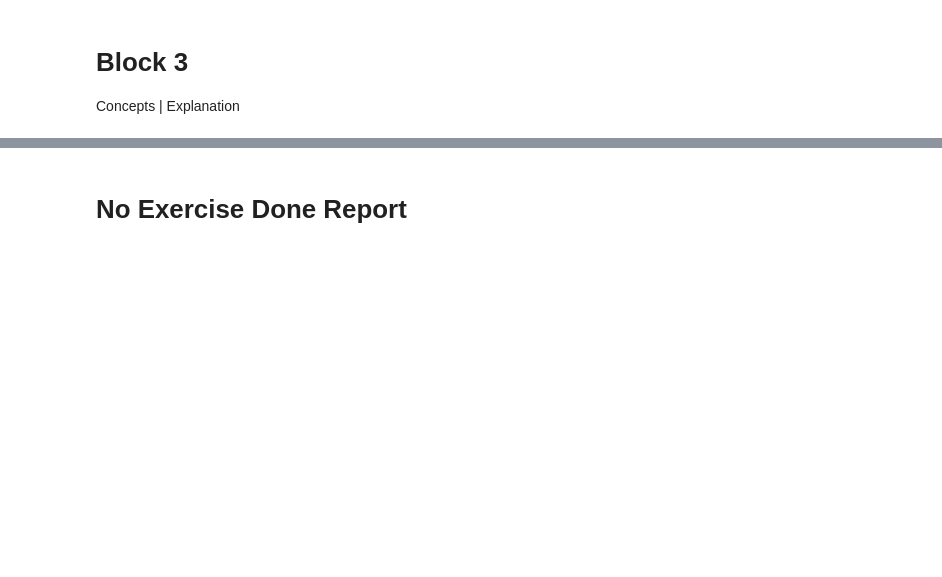
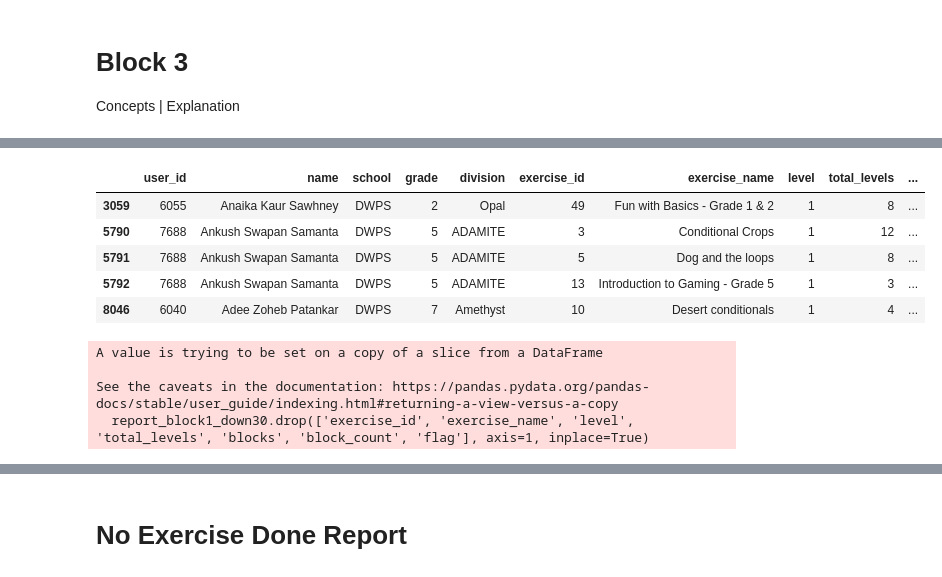
Before and after one commit to tanzeellll/itk-student-report, a Jupyter notebook: sql_data_processing.ipynb, the cells around one changed output, grey strips where cells are left out. Cells and saved outputs as stored; diff of their text form; code cells hidden in the pictures; blank space fills up the shorter version.

```diff
--- a/sql_data_processing.ipynb
+++ b/sql_data_processing.ipynb
@@ -78,3 +57,3 @@ df['name'] = df['name'].apply(proper_case)
 # %%
-df_ex_completed = df[df['level_completion_status']==1]
+df_lev_completed = df[df['level_completion_status']==1]
 # %%
@@ -338,0 +345,2 @@ Name: grade, dtype: int64
+# %%
+df_lev_not_completed = df[df['level_completion_status']==0]
@@ -338,0 +351,2 @@ Name: grade, dtype: int64
+# %%
+df_lev_not_completed['flag'] = df_lev_not_completed['user_id'].isin(df_lev_completed['user_id']).astype(int)
@@ -338,0 +359,2 @@ Name: grade, dtype: int64
+# %%
+report_block1_down30 = df_lev_not_completed[df_lev_not_completed['flag']==0]
@@ -338,0 +370,16 @@ Name: grade, dtype: int64
+# %%
+report_block1_down30.head()
+# %% [output]
+|  | user_id | name | school | grade | division | exercise_id | exercise_name | level | total_levels | ... |
+| 3059 | 6055 | Anaika Kaur Sawhney | DWPS | 2 | Opal | 49 | Fun with Basics - Grade 1 & 2 | 1 | 8 | ... |
+| 5790 | 7688 | Ankush Swapan Samanta | DWPS | 5 | ADAMITE | 3 | Conditional Crops | 1 | 12 | ... |
+| 5791 | 7688 | Ankush Swapan Samanta | DWPS | 5 | ADAMITE | 5 | Dog and the loops | 1 | 8 | ... |
+| 5792 | 7688 | Ankush Swapan Samanta | DWPS | 5 | ADAMITE | 13 | Introduction to Gaming - Grade 5 | 1 | 3 | ... |
+| 8046 | 6040 | Adee Zoheb Patankar | DWPS | 7 | Amethyst | 10 | Desert conditionals | 1 | 4 | ... |
+# %%
+report_block1_down30.drop(['exercise_id', 'exercise_name', 'level', 'total_levels', 'blocks', 'block_count', 'flag'], axis=1, inplace=True)
+# %% [output]
+A value is trying to be set on a copy of a slice from a DataFrame
+
+See the caveats in the documentation: https://pandas.pydata.org/pandas-docs/stable/user_guide/indexing.html#returning-a-view-versus-a-copy
+  report_block1_down30.drop(['exercise_id', 'exercise_name', 'level', 'total_levels', 'blocks', 'block_count', 'flag'], axis=1, inplace=True)
```
Also changed, not shown: parts of 86 cells of this notebook, 1 other file.
